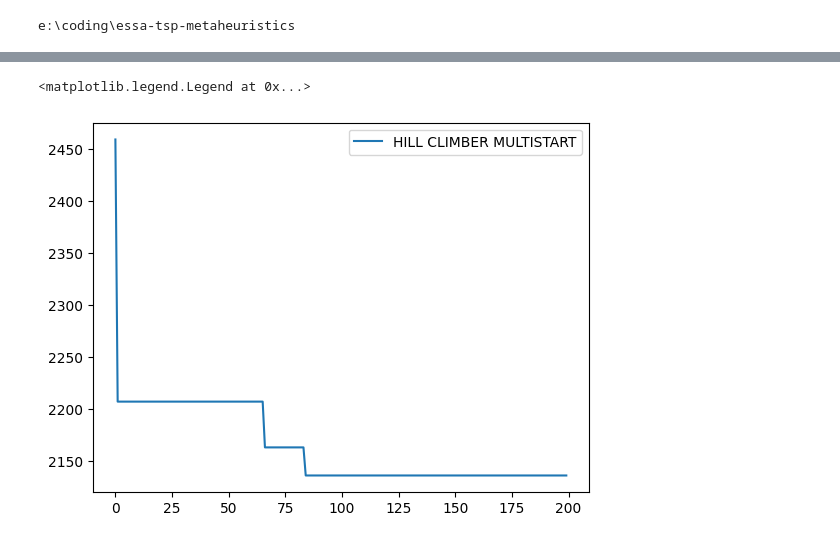
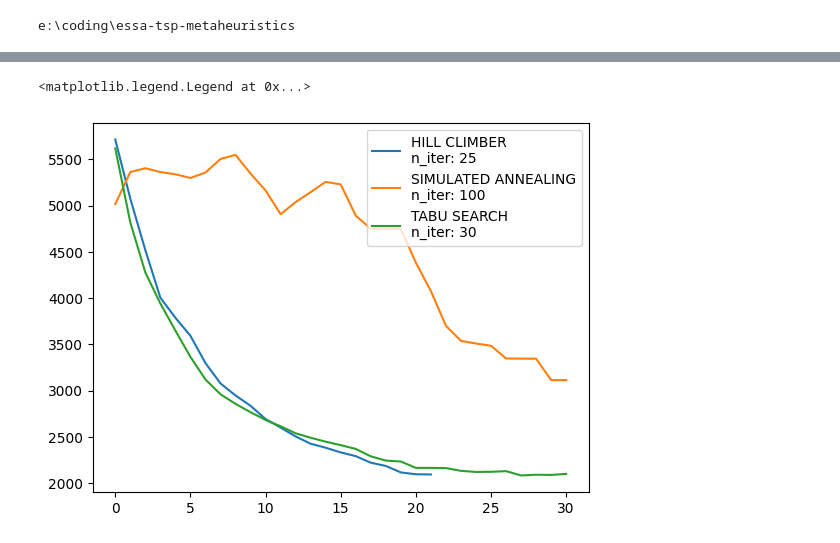
Before and after one commit to PanNorek/essa-tsp-metaheuristics, a Jupyter notebook: notebooks/demo.ipynb, the cells around one changed output, grey strips where cells are left out. Cells and saved outputs as stored; diff of their text form; code cells hidden in the pictures.

```diff
--- a/notebooks/demo.ipynb
+++ b/notebooks/demo.ipynb
@@ -2,6 +2,8 @@
 %cd ..
 from src.utils import load_data
 from src.algos import *
+
+NUM_STARTS = 100
 # %% [output]
 e:\coding\essa-tsp-metaheuristics
 # %%
@@ -69,0 +45,3 @@ No. of starts: 200
+# %%
+a = MultistartAlgorithm()(HillClimber, df, n_starts=NUM_STARTS, verbose=False, n_iter=25)
+a
@@ -69,0 +55,3 @@ No. of starts: 200
+# %%
+b = MultistartAlgorithm()(SimulatedAnnealing, df, n_starts=NUM_STARTS, only_best=True, temp=1000, alpha=.9, n_iter=100, verbose=False)
+b
@@ -69,0 +65,3 @@ No. of starts: 200
+# %%
+c = MultistartAlgorithm()(TabuSearch, df, n_starts=NUM_STARTS, only_best=True, verbose=False, tabu_length=3 , n_iter=30)
+c
@@ -79,6 +84,8 @@ plt.legend()
-# %%
-plt.plot(hcm.history, label=hcm.NAME)
-plt.legend()
-# %% [output]
-<matplotlib.legend.Legend at 0x...>
-[figure, removed]
+# %%
+plt.plot(a.distance_history, label=a.algorithm)
+plt.plot(b.distance_history, label=b.algorithm)
+plt.plot(c.distance_history, label=c.algorithm)
+plt.legend()
+# %% [output]
+<matplotlib.legend.Legend at 0x...>
+[figure, added]
```
Also changed, not shown: parts of 9 cells of this notebook.
